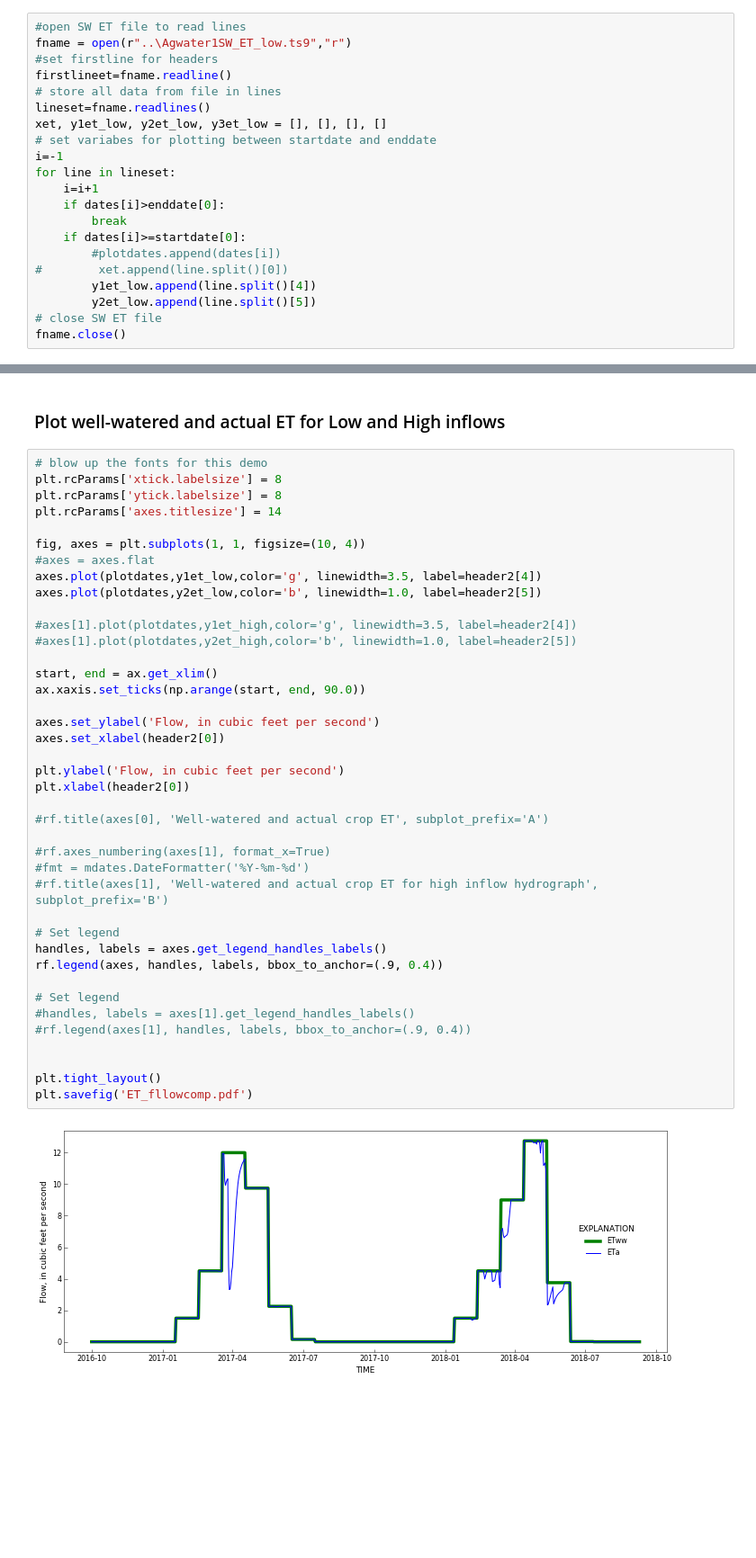
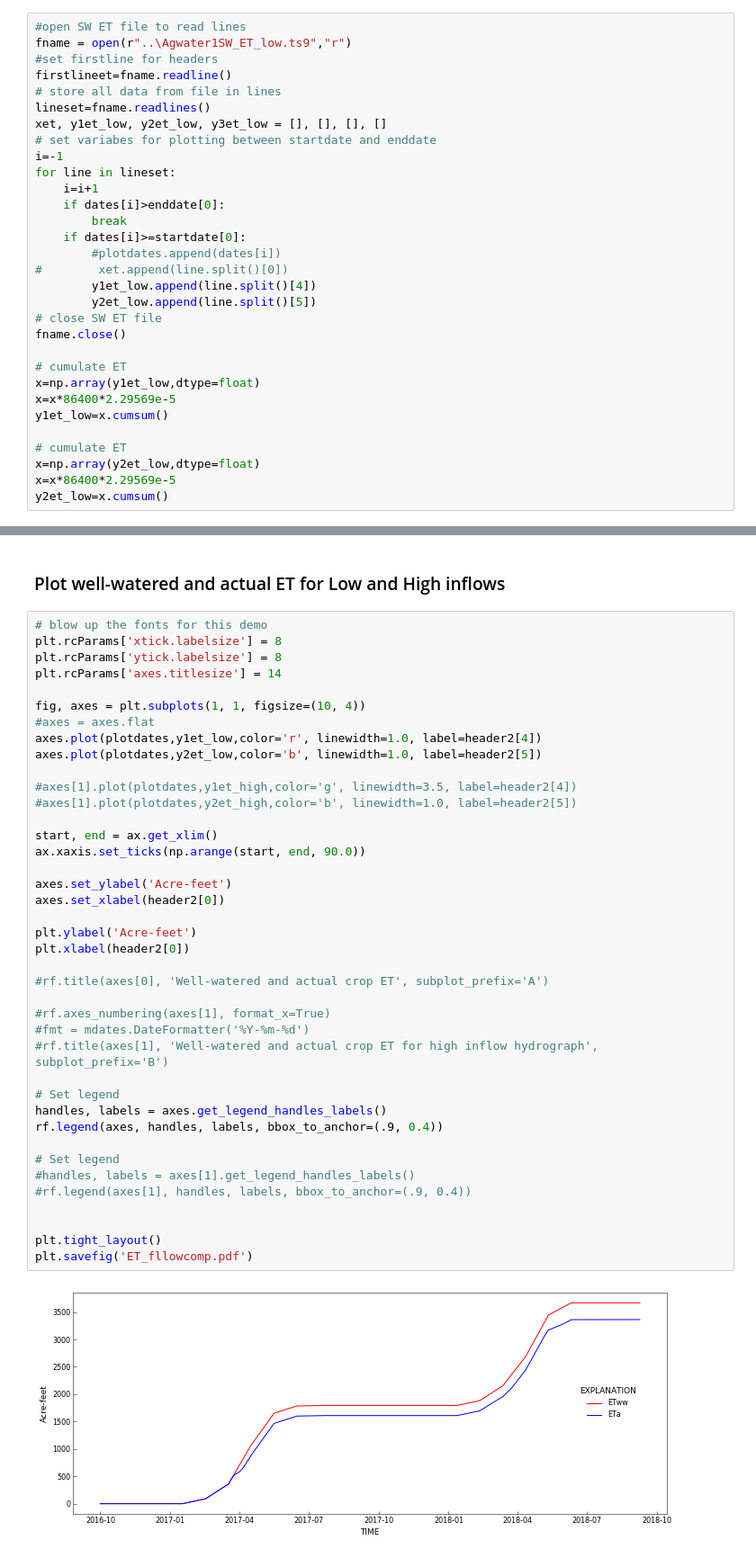
Before and after one commit to rniswon/mfnwt, a Jupyter notebook: Examples/AgWaterUse/Agwater1/notebook/Ag_ETdemand.ipynb, the cells around one changed output, grey strips where cells are left out. Shown at 90% size. Drawn from its saved outputs; the diff is of its cells as text; blank space fills up the shorter version.

Commit message:
changed figures for agwater examples to acre-feet

```diff
--- a/Examples/AgWaterUse/Agwater1/notebook/Ag_ETdemand.ipynb
+++ b/Examples/AgWaterUse/Agwater1/notebook/Ag_ETdemand.ipynb
@@ -244,6 +255,16 @@ for line in lineset:
         y2et_low.append(line.split()[5])
 # close SW ET file
 fname.close()
+
+# cumulate ET
+x=np.array(y1et_low,dtype=float)
+x=x*86400*2.29569e-5
+y1et_low=x.cumsum()
+
+# cumulate ET
+x=np.array(y2et_low,dtype=float)
+x=x*86400*2.29569e-5
+y2et_low=x.cumsum()
 # %% [markdown]
 ### Plot the periods during which irrigation can occur
 # %%
@@ -331,37 +352,37 @@ plt.rcParams['axes.titlesize'] = 14
 
 fig, axes = plt.subplots(1, 1, figsize=(10, 4))
 #axes = axes.flat
-axes.plot(plotdates,y1et_low,color='g', linewidth=3.5, label=header2[4])
+axes.plot(plotdates,y1et_low,color='r', linewidth=1.0, label=header2[4])
 axes.plot(plotdates,y2et_low,color='b', linewidth=1.0, label=header2[5])
 
 #axes[1].plot(plotdates,y1et_high,color='g', linewidth=3.5, label=header2[4])
 #axes[1].plot(plotdates,y2et_high,color='b', linewidth=1.0, label=header2[5])
 
 start, end = ax.get_xlim()
 ax.xaxis.set_ticks(np.arange(start, end, 90.0))
 
-axes.set_ylabel('Flow, in cubic feet per second')
+axes.set_ylabel('Acre-feet')
 axes.set_xlabel(header2[0])
 
-plt.ylabel('Flow, in cubic feet per second')
+plt.ylabel('Acre-feet')
 plt.xlabel(header2[0])
 
 #rf.title(axes[0], 'Well-watered and actual crop ET', subplot_prefix='A')
 
 #rf.axes_numbering(axes[1], format_x=True)
 #fmt = mdates.DateFormatter('%Y-%m-%d')
 #rf.title(axes[1], 'Well-watered and actual crop ET for high inflow hydrograph', subplot_prefix='B')
 
 # Set legend
 handles, labels = axes.get_legend_handles_labels()
 rf.legend(axes, handles, labels, bbox_to_anchor=(.9, 0.4))
 
 # Set legend
 #handles, labels = axes[1].get_legend_handles_labels()
 #rf.legend(axes[1], handles, labels, bbox_to_anchor=(.9, 0.4))
 
 
 plt.tight_layout()
 plt.savefig('ET_fllowcomp.pdf')
 # %% [output]
-[figure, old version]
+[figure, new version]
```
Also changed, not shown: parts of 7 cells of this notebook, 2 other files.
